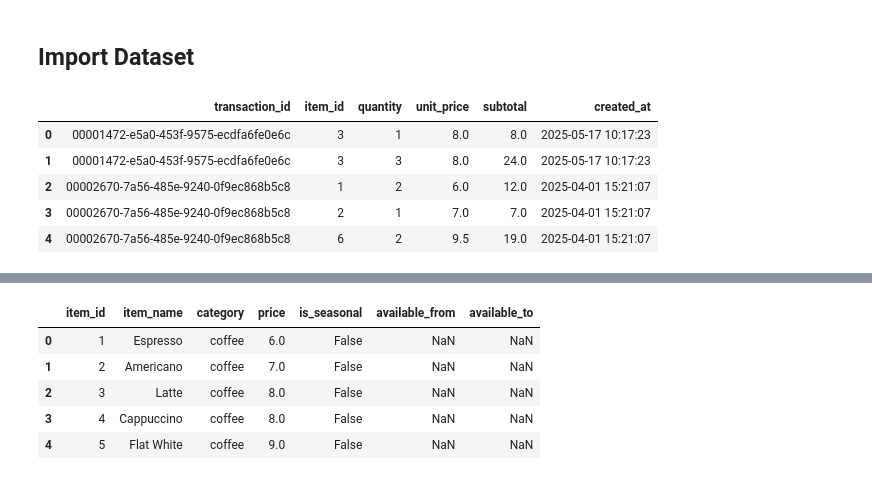
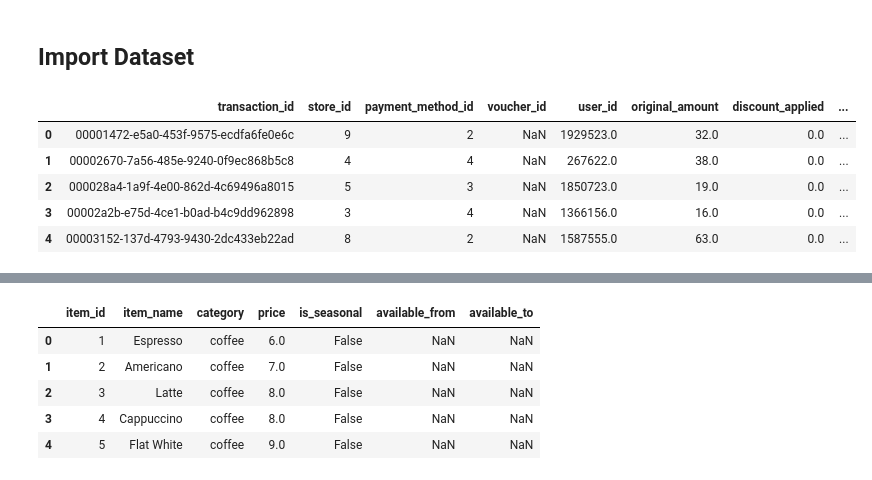
Before and after one commit to enthokz/GCoffee-Shop-Analysis, a Jupyter notebook: Gcoffee_Basket.ipynb, the cells around one changed output, grey strips where cells are left out. Cells and saved outputs as stored; diff of their text form; code cells hidden in the pictures.

```diff
--- a/Gcoffee_Basket.ipynb
+++ b/Gcoffee_Basket.ipynb
@@ -6,16 +6,19 @@ import seaborn as sns
 # %% [markdown]
 ## **Import Dataset**
 # %%
-item= r"C:\Users\fahru\Documents\SQL\Export Gcoffee\items25.csv"
+tr= r"C:\Users\fahru\Documents\SQL\Export Gcoffee\trx25.csv"
+item= r"C:\Users\fahru\Documents\SQL\Export Gcoffee\item25.csv"
 menu= r"C:\Users\fahru\Documents\SQL\database\Gcoffee\menu_items.csv"
 
+trx_25= pd.read_csv(tr)
+menus= pd.read_csv(menu)
+item_25= pd.read_csv(item)
 
-items= pd.read_csv(item)
-items.head()
+trx_25.head()
 # %% [output]
-|  | transaction_id | item_id | quantity | unit_price | subtotal | created_at |
-| 0 | 00001472-e5a0-453f-9575-ecdfa6fe0e6c | 3 | 1 | 8.0 | 8.0 | 2025-05-17 10:17:23 |
-| 1 | 00001472-e5a0-453f-9575-ecdfa6fe0e6c | 3 | 3 | 8.0 | 24.0 | 2025-05-17 10:17:23 |
-| 2 | 00002670-7a56-485e-9240-0f9ec868b5c8 | 1 | 2 | 6.0 | 12.0 | 2025-04-01 15:21:07 |
-| 3 | 00002670-7a56-485e-9240-0f9ec868b5c8 | 2 | 1 | 7.0 | 7.0 | 2025-04-01 15:21:07 |
-| 4 | 00002670-7a56-485e-9240-0f9ec868b5c8 | 6 | 2 | 9.5 | 19.0 | 2025-04-01 15:21:07 |
+|  | transaction_id | store_id | payment_method_id | voucher_id | user_id | original_amount | discount_applied | ... |
+| 0 | 00001472-e5a0-453f-9575-ecdfa6fe0e6c | 9 | 2 | NaN | 1929523.0 | 32.0 | 0.0 | ... |
+| 1 | 00002670-7a56-485e-9240-0f9ec868b5c8 | 4 | 4 | NaN | 267622.0 | 38.0 | 0.0 | ... |
+| 2 | 000028a4-1a9f-4e00-862d-4c69496a8015 | 5 | 3 | NaN | 1850723.0 | 19.0 | 0.0 | ... |
+| 3 | 00002a2b-e75d-4ce1-b0ad-b4c9dd962898 | 3 | 4 | NaN | 1366156.0 | 16.0 | 0.0 | ... |
+| 4 | 00003152-137d-4793-9430-2dc433eb22ad | 8 | 2 | NaN | 1587555.0 | 63.0 | 0.0 | ... |
```
Also changed, not shown: parts of 23 cells of this notebook, 2 other files.
